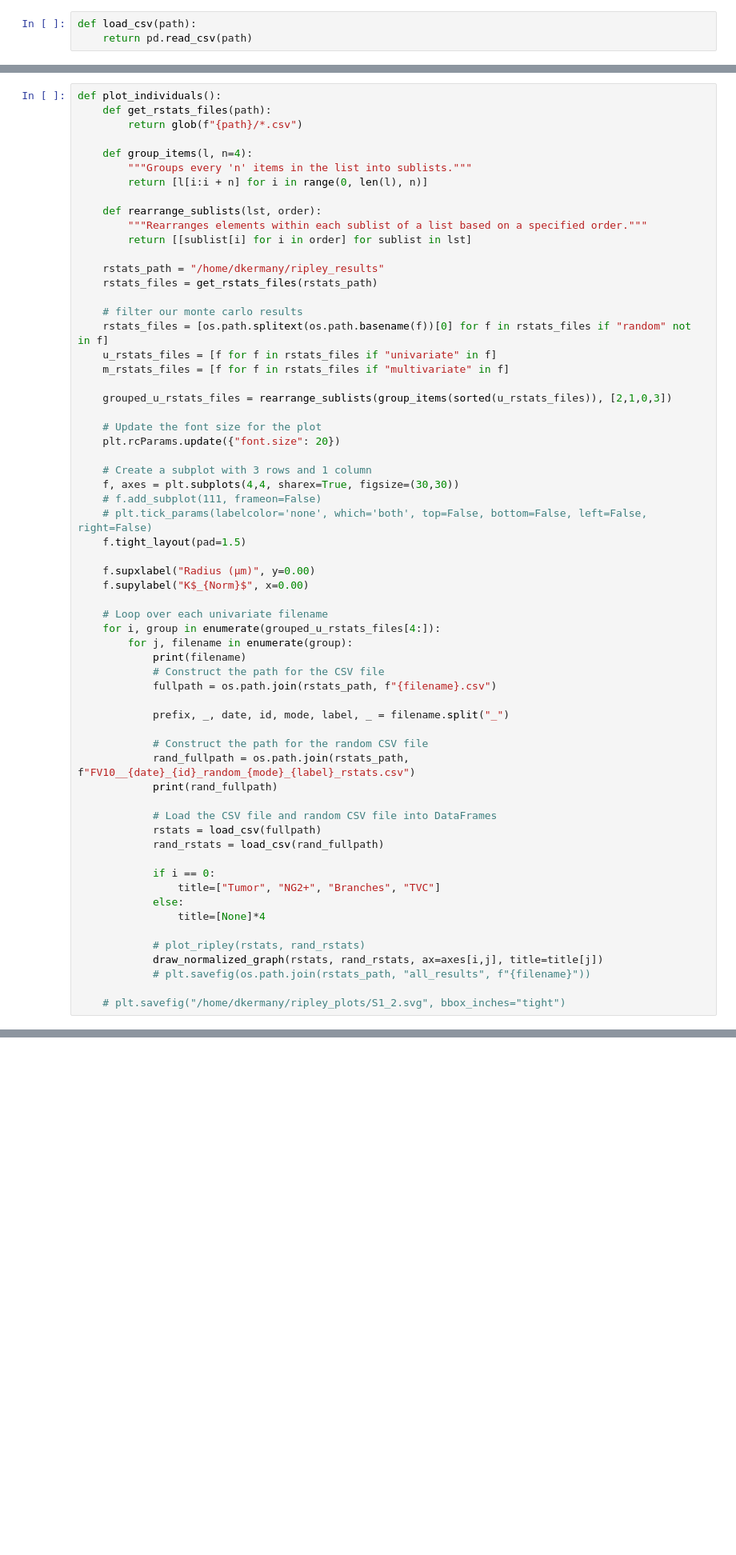
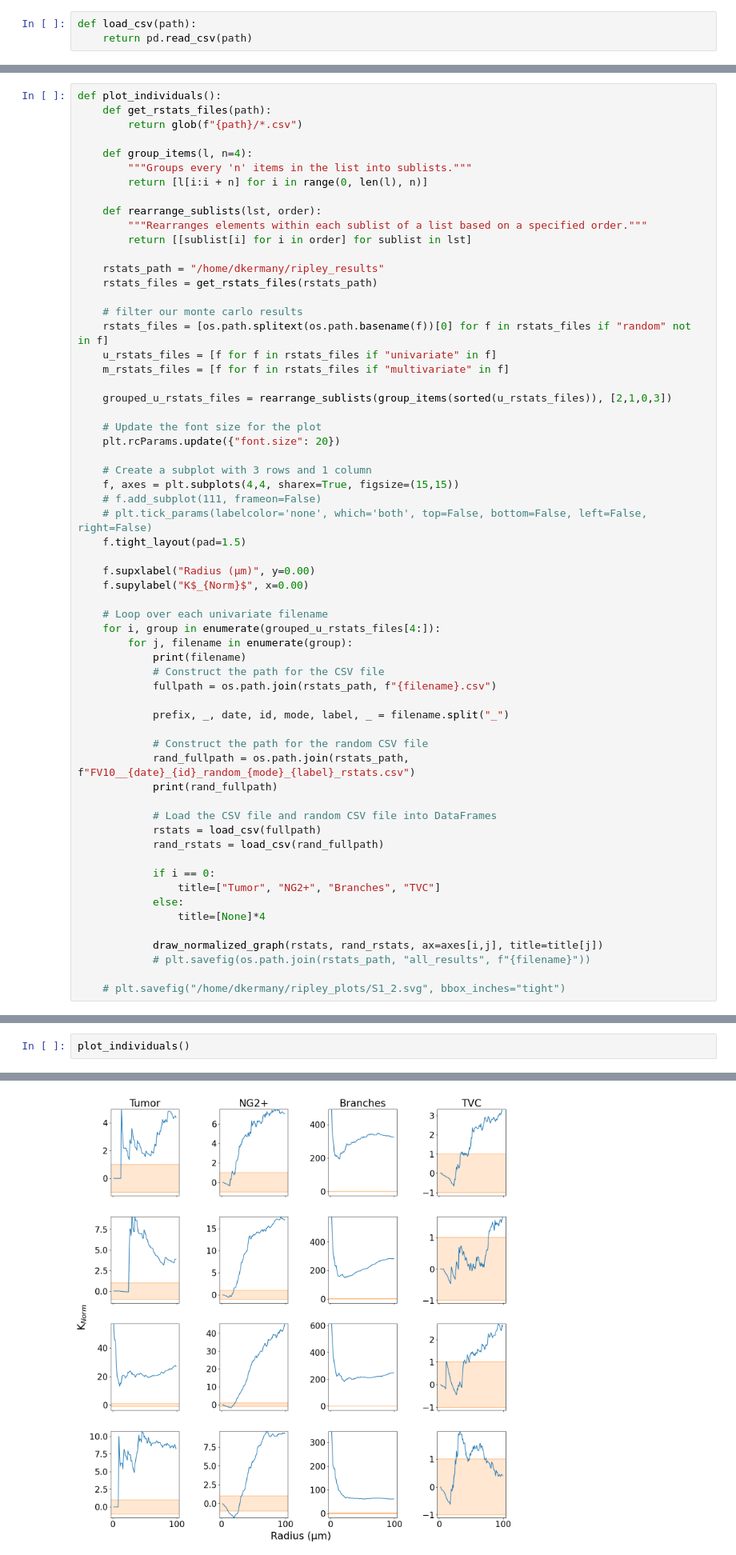
Before and after one commit to dkermany/mdspacer, a Jupyter notebook: ipynb/confocal_3D/plot_rstats.ipynb, the cells around one changed output, grey strips where cells are left out. Shown at 80% size. Cells and saved outputs as stored; diff of their text form; blank space fills up the shorter version.

```diff
--- a/ipynb/confocal_3D/plot_rstats.ipynb
+++ b/ipynb/confocal_3D/plot_rstats.ipynb
@@ -199,7 +251,7 @@ def plot_individuals():
     plt.rcParams.update({"font.size": 20})
 
     # Create a subplot with 3 rows and 1 column
-    f, axes = plt.subplots(4,4, sharex=True, figsize=(30,30))
+    f, axes = plt.subplots(4,4, sharex=True, figsize=(15,15))
     # f.add_subplot(111, frameon=False)
     # plt.tick_params(labelcolor='none', which='both', top=False, bottom=False, left=False, right=False)
     f.tight_layout(pad=1.5)
@@ -229,7 +281,6 @@ def plot_individuals():
             else:
                 title=[None]*4
 
-            # plot_ripley(rstats, rand_rstats)
             draw_normalized_graph(rstats, rand_rstats, ax=axes[i,j], title=title[j])
             # plt.savefig(os.path.join(rstats_path, "all_results", f"{filename}"))
 
@@ -238,0 +288,3 @@ def plot_individuals():
+# %%
+plot_individuals()
+# %% [output]
@@ -239,3 +308,4 @@ def plot_individuals():
+[figure, added]
 # %%
 def draw_combined_graph(df, title=None):
     # Set the tick label format to plain
```
Also changed, not shown: parts of 7 cells of this notebook.
